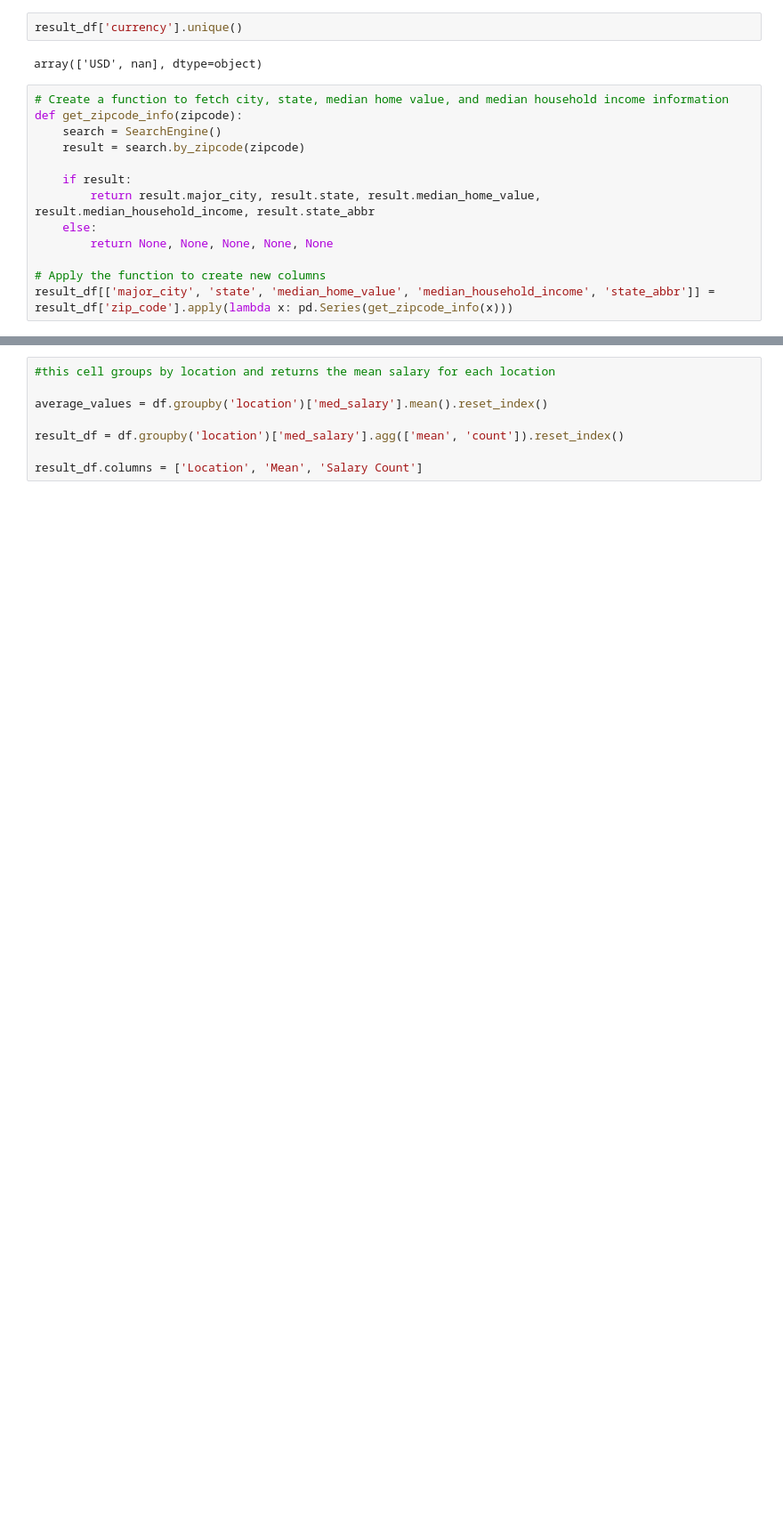
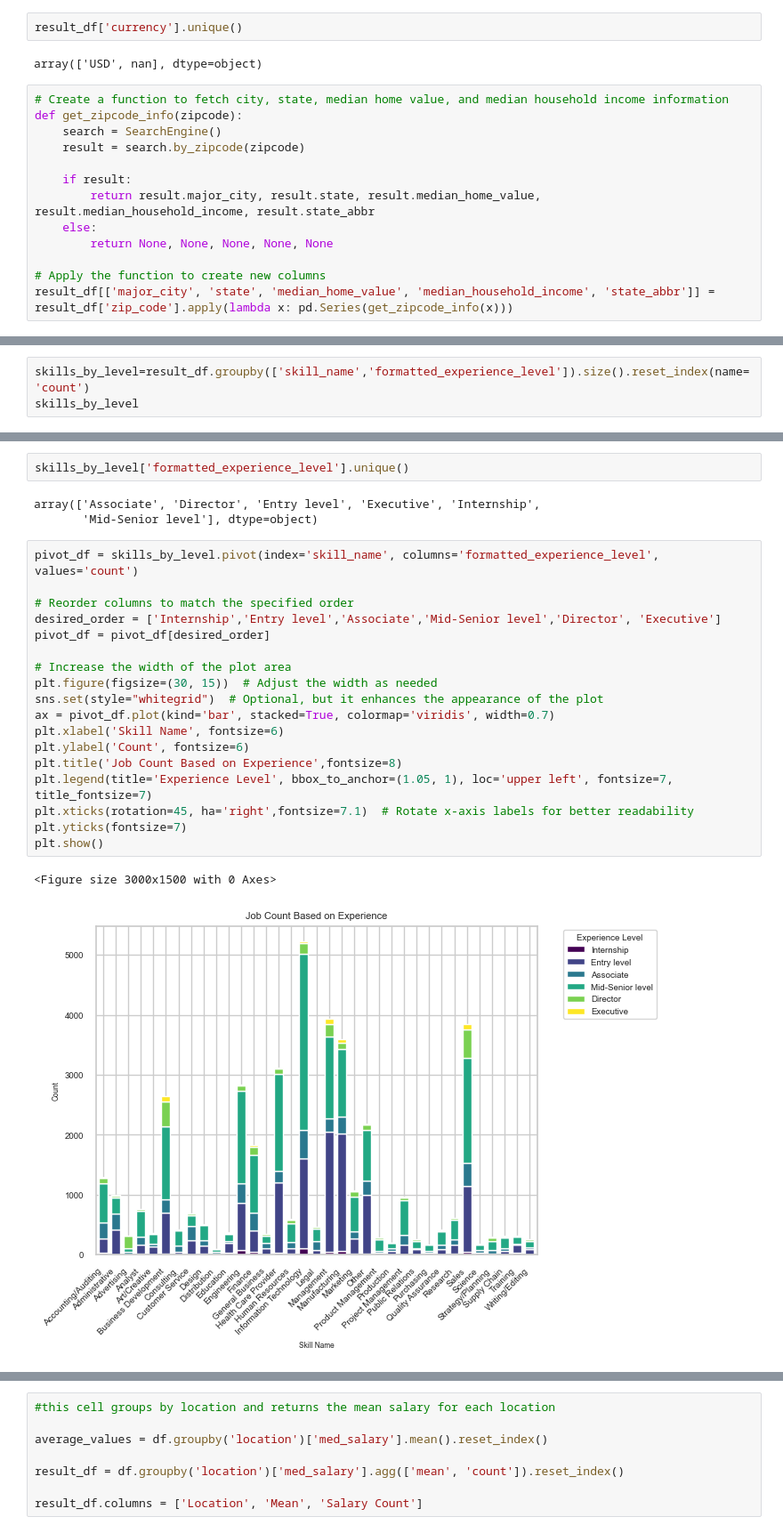
Before and after one commit to UC-Berkeley-I-School/Project-2-LinkedIn-Analysis, a Jupyter notebook: Project 2.ipynb, the cells around one changed output, grey strips where cells are left out. Shown at 89% size. Cells and saved outputs as stored; diff of their text form; blank space fills up the shorter version.

```diff
--- a/Project 2.ipynb
+++ b/Project 2.ipynb
@@ -208,0 +312,3 @@ len(mismatch_df)
+# %%
+skills_by_level=result_df.groupby(['skill_name','formatted_experience_level']).size().reset_index(name='count')
+skills_by_level
@@ -208,0 +329,26 @@ len(mismatch_df)
+# %%
+skills_by_level['formatted_experience_level'].unique()
+# %% [output]
+array(['Associate', 'Director', 'Entry level', 'Executive', 'Internship',
+       'Mid-Senior level'], dtype=object)
+# %%
+pivot_df = skills_by_level.pivot(index='skill_name', columns='formatted_experience_level', values='count')
+
+# Reorder columns to match the specified order
+desired_order = ['Internship','Entry level','Associate','Mid-Senior level','Director', 'Executive']
+pivot_df = pivot_df[desired_order]
+
+# Increase the width of the plot area
+plt.figure(figsize=(30, 15))  # Adjust the width as needed
+sns.set(style="whitegrid")  # Optional, but it enhances the appearance of the plot
+ax = pivot_df.plot(kind='bar', stacked=True, colormap='viridis', width=0.7)
+plt.xlabel('Skill Name', fontsize=6)
+plt.ylabel('Count', fontsize=6)
+plt.title('Job Count Based on Experience',fontsize=8)
+plt.legend(title='Experience Level', bbox_to_anchor=(1.05, 1), loc='upper left', fontsize=7, title_fontsize=7)
+plt.xticks(rotation=45, ha='right',fontsize=7.1)  # Rotate x-axis labels for better readability
+plt.yticks(fontsize=7)
+plt.show()
+# %% [output]
+<Figure size 3000x1500 with 0 Axes>
+[figure, added]
```
Also changed, not shown: parts of 23 cells of this notebook.
